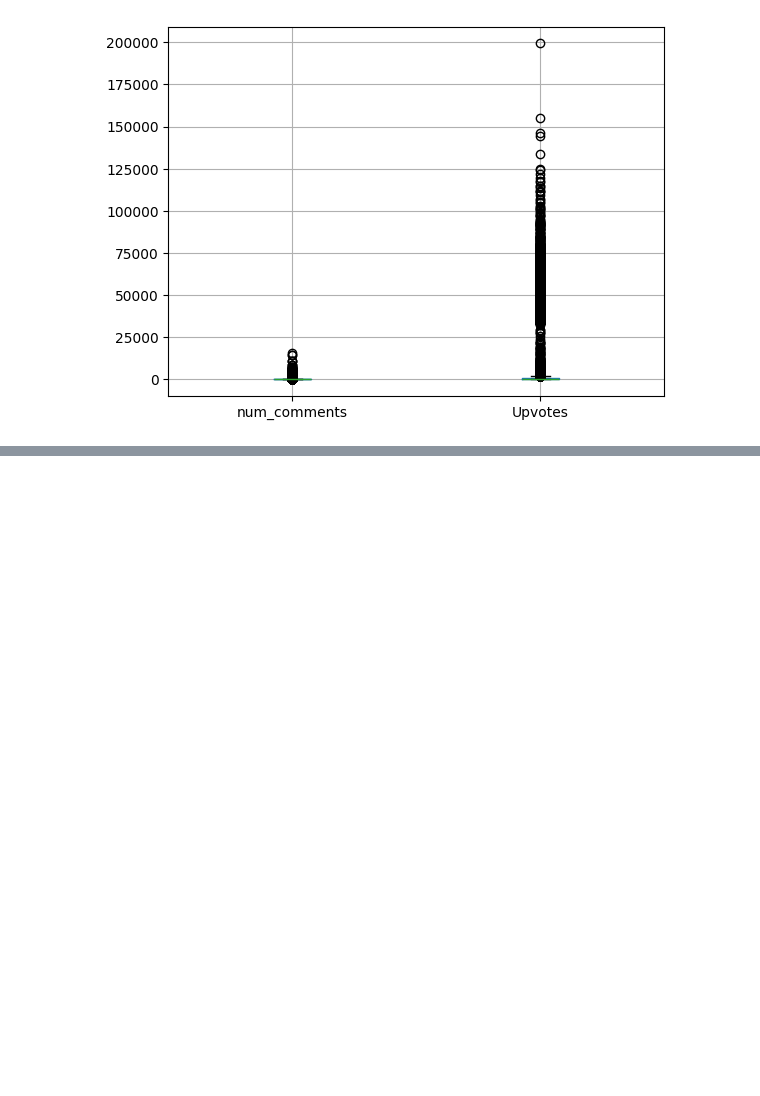
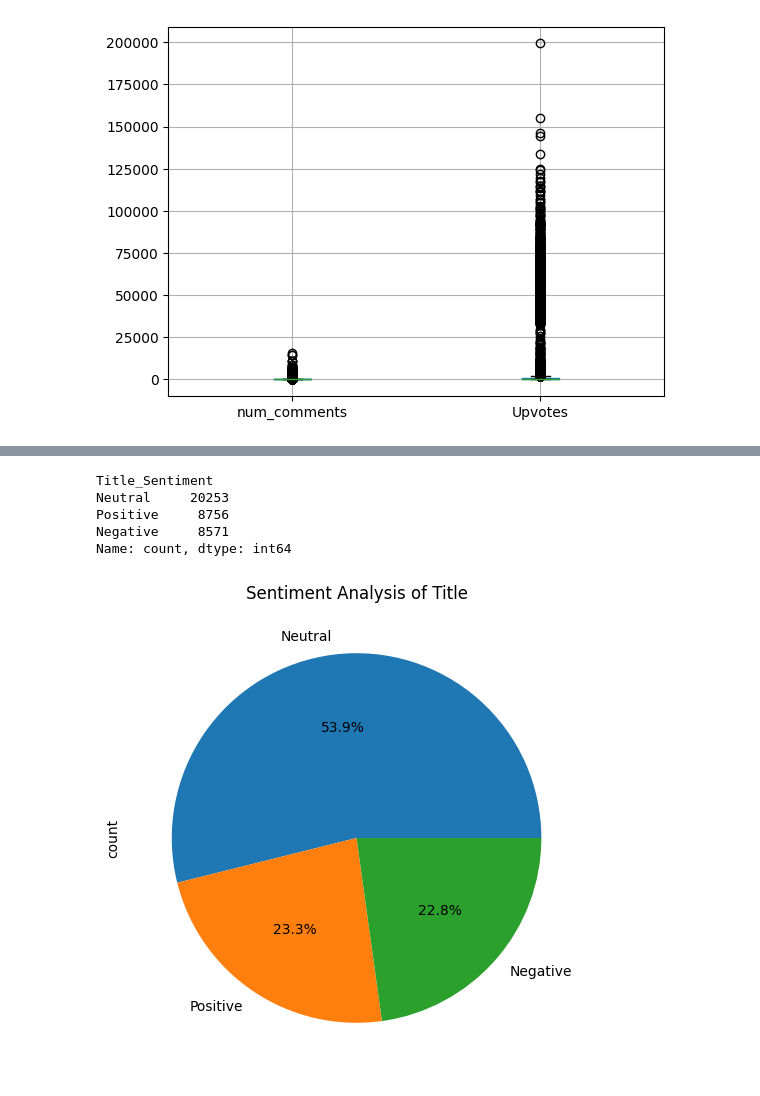
Before and after one commit to aryanrada/Analyze-Qualitative-Data-using-AI, a Jupyter notebook: analysis.ipynb, the cells around one changed output, grey strips where cells are left out. Saved outputs shown, nothing was run; the diff lists cells and outputs as text; code cells hidden in the pictures; blank space fills up the shorter version.

```diff
--- a/analysis.ipynb
+++ b/analysis.ipynb
@@ -221,3 +221,18 @@ data.boxplot()
 # %% [output]
 <Axes: >
 [figure]
+# %%
+from nltk.sentiment.vader import SentimentIntensityAnalyzer
+analyzer = SentimentIntensityAnalyzer()
+def sentiment_analyzer_scores(text):
+    scores = analyzer.polarity_scores(text)
+    if scores['compound'] >= 0.05 :
+        Sentiment = 'Positive'
+    elif scores['compound'] <= -0.05 :
+        Sentiment = 'Negative'
+    else :
+        Sentiment = 'Neutral'
+    return Sentiment
+# %%
+data['Title_Sentiment'] = data['Title'].apply(sentiment_analyzer_scores)
+data[['Title', 'Title_Sentiment']].head()
@@ -223,0 +246,15 @@ data.boxplot()
+# %%
+data['Title_Sentiment'].value_counts()
+# %% [output]
+Title_Sentiment
+Neutral     20253
+Positive     8756
+Negative     8571
+Name: count, dtype: int64
+# %%
+plt.figure(figsize=(10, 6))
+data['Title_Sentiment'].value_counts().plot(kind='pie', autopct='%1.1f%%')
+plt.title('Sentiment Analysis of Title')
+plt.show()
+# %% [output]
+[figure, added]
```
Also changed, not shown: parts of 1 cell of this notebook.
